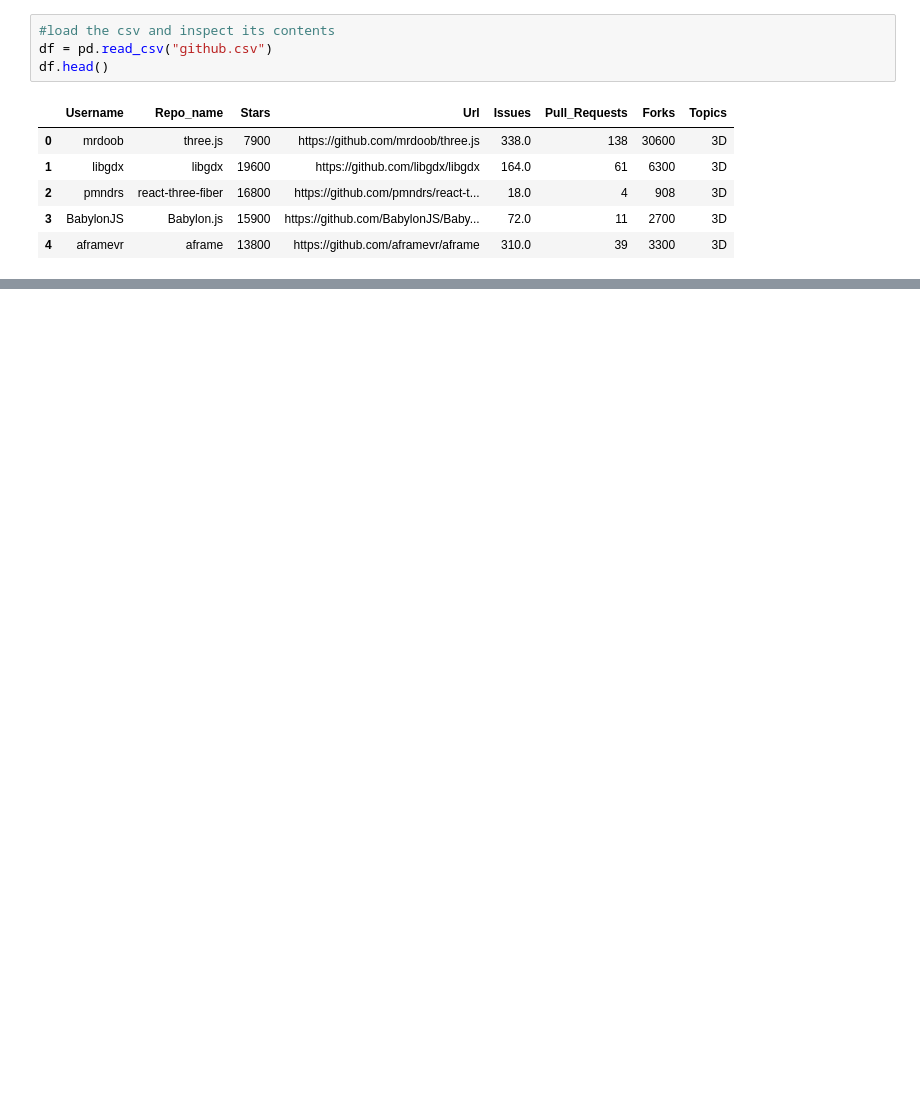
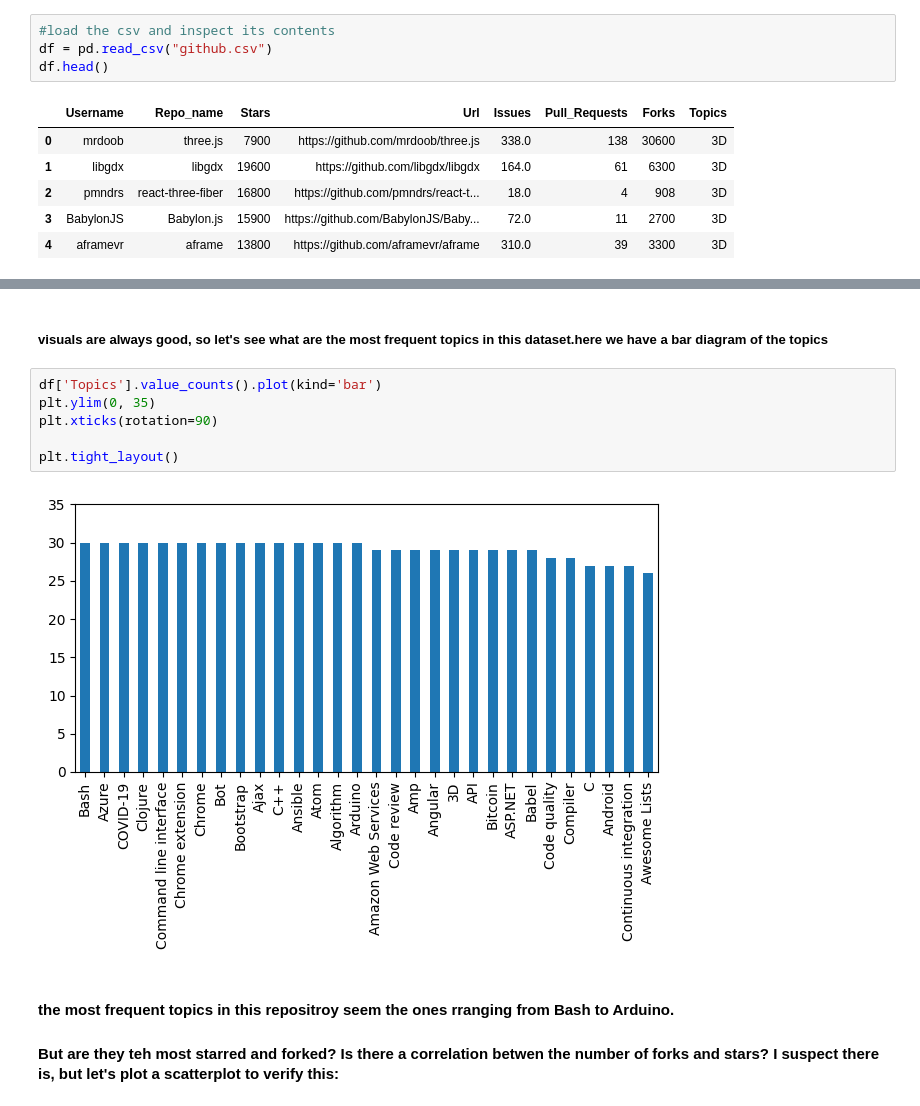
Before and after one commit to Beatrix-droid/github_repos-2022-data-analysis, a Jupyter notebook: github analysis.ipynb, the cells around one changed output, grey strips where cells are left out. Cells and saved outputs as stored; diff of their text form; blank space fills up the shorter version.

```diff
--- a/github analysis.ipynb
+++ b/github analysis.ipynb
@@ -34 +74,14 @@ plt.tight_layout()
+# %% [markdown]
+##### visuals are always good, so let's see what are the most frequent topics in this dataset.here we have a bar diagram of the topics
+# %%
+df['Topics'].value_counts().plot(kind='bar')
+plt.ylim(0, 35)
+plt.xticks(rotation=90)
+
+plt.tight_layout()
+# %% [output]
+[figure, added]
+# %% [markdown]
+#### the most frequent topics in this repositroy seem the ones rranging from Bash to Arduino.
+#### But are they teh most starred and forked? Is there a correlation betwen the number of forks and stars? I suspect there is, but let's plot a scatterplot to verify this:
 # %%
```
Also changed, not shown: parts of 41 cells of this notebook.
